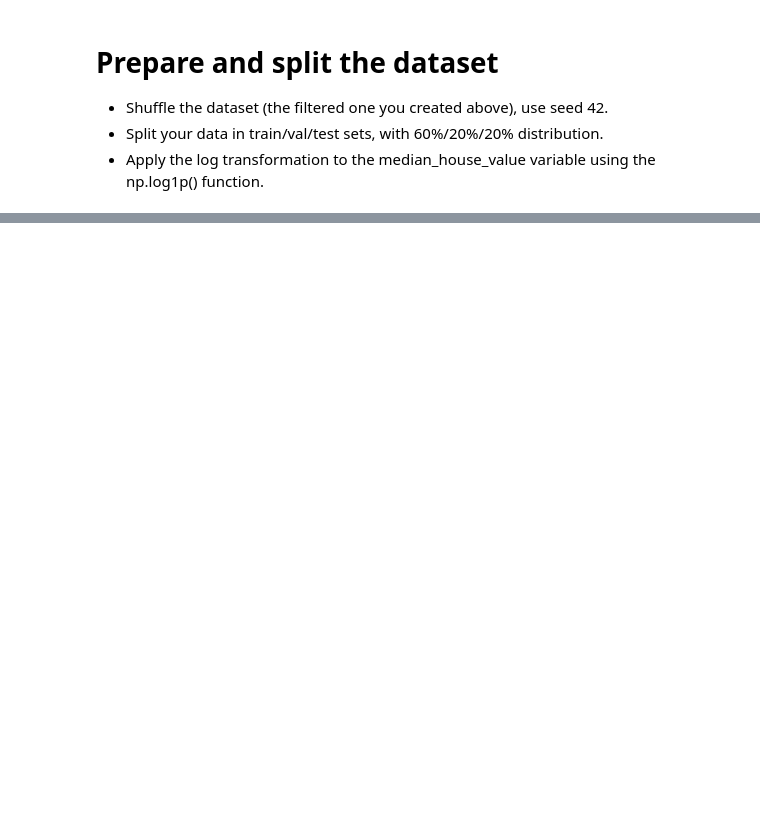
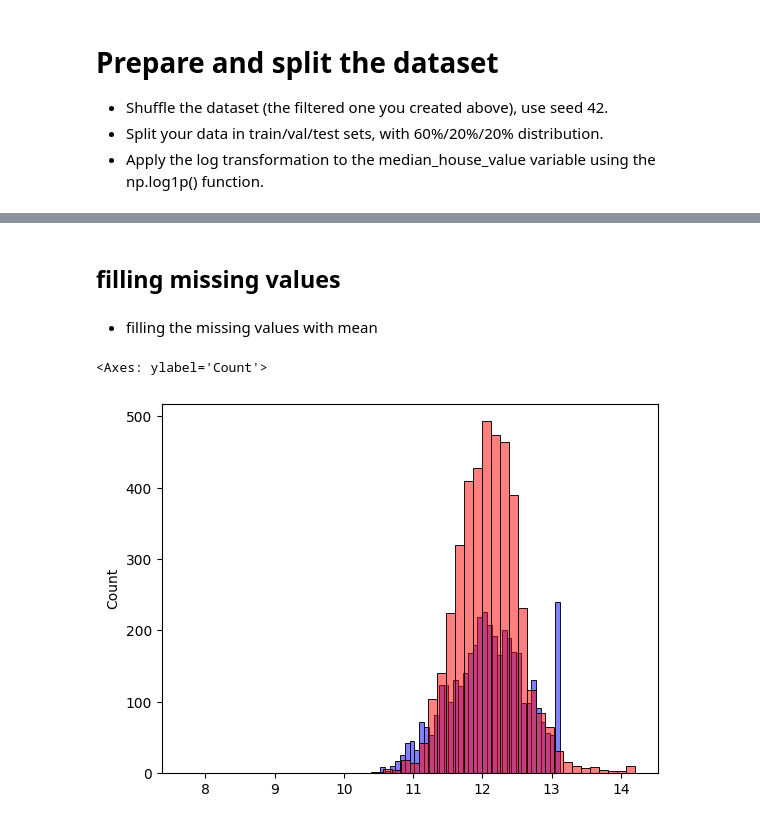
Before and after one commit to arifmohamad/Portfolio, a Jupyter notebook: 02-regression.ipynb, the cells around one changed output, grey strips where cells are left out. Drawn from its saved outputs; the diff is of its cells as text; code cells hidden in the pictures; blank space fills up the shorter version.

Commit message:
adding the regression model with pickled model parameters

```diff
--- a/02-regression.ipynb
+++ b/02-regression.ipynb
@@ -278,0 +143,2 @@ housing
+# %%
+df = pd.read_csv("housing.csv")
@@ -278,0 +246,24 @@ housing
+# %%
+# preparing the target feature which we want to make predictons upon (median_house_value)
+
+y_train_orig = df_train.median_house_value.values
+y_test_orig = df_test.median_house_value.values
+y_val_orig = df_val.median_house_value.values
+
+
+"""
+Normaization to avoid negative values and better reperenstation
+y=log(1+y)
+
+"""
+y_train = np.log1p(y_train_orig)
+y_val = np.log1p(y_val_orig)
+y_test = np.log1p(y_test_orig)
+
+
+'''
+After extracting the target variable median_house_value, the next step is to delete this column from the training, validation, and test sets. This is important because the model should NOT use the target variable as an input feature.
+'''
+del df_train['median_house_value']
+del df_val['median_house_value']
+del df_test['median_house_value']
@@ -278,0 +289,26 @@ housing
+# %% [markdown]
+## filling missing values
+# %% [markdown]
+* filling the missing values with mean
+# %%
+#filling with missing values with mean
+mean = df_train.total_bedrooms.mean()
+x_train = prepare_x(df = df_train,fill_na_with=mean)
+x_val = prepare_x(df = df_val,fill_na_with = mean)
+# finding the bias (intercept) and weights
+w_0,w = train_linear_regression(x_train,y_train)
+
+# performimng prediction on the validation set
+y_pred = w_0 + x_val.dot(w)
+
+# check for the predictor's error
+rmse(y_val,y_pred)
+
+
+
+
+sns.histplot(y_val,bins = 50,alpha = 0.5,color = 'blue')
+sns.histplot(y_pred, bins =50, alpha=0.5, color = 'red')
+# %% [output]
+<Axes: ylabel='Count'>
+[figure, added]
```
Also changed, not shown: parts of 57 cells of this notebook, 1 other file.
